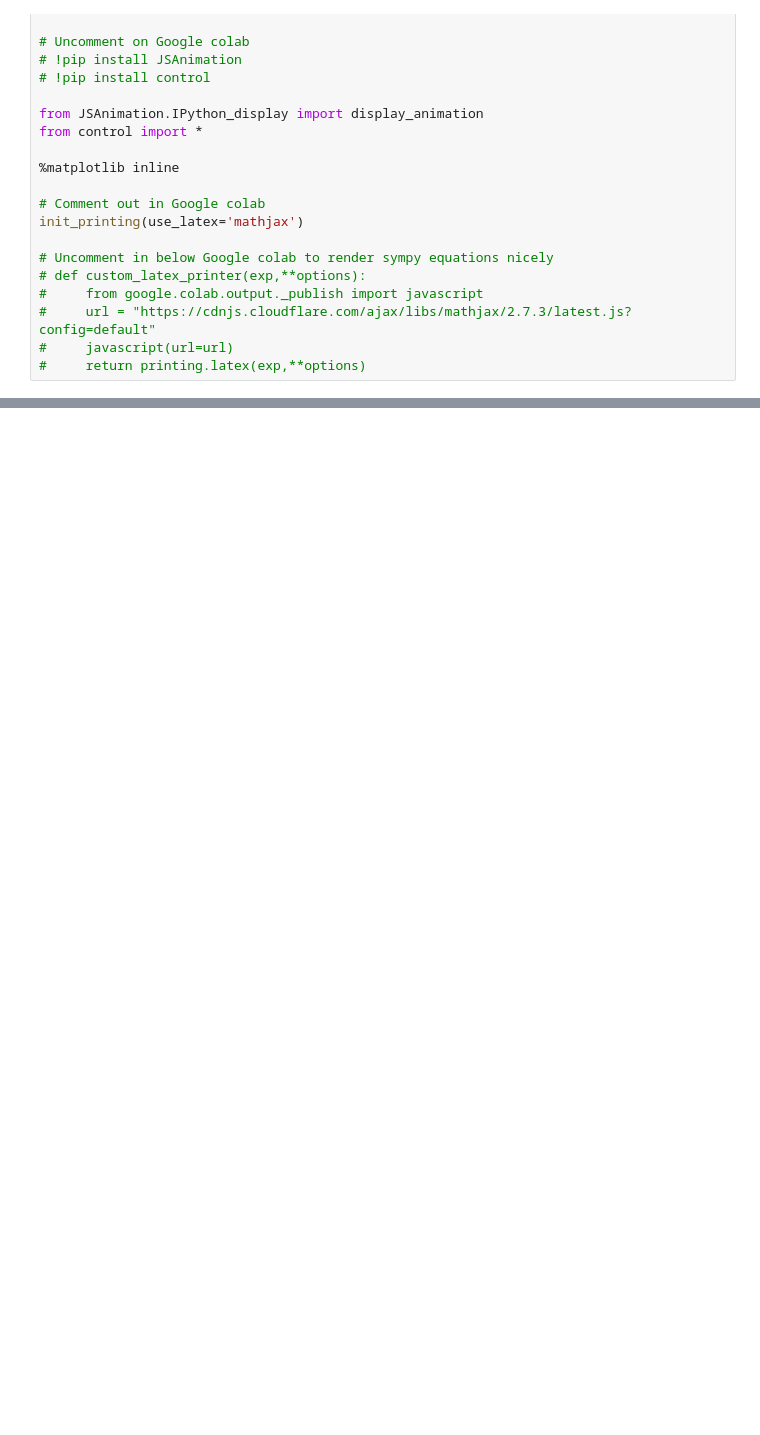
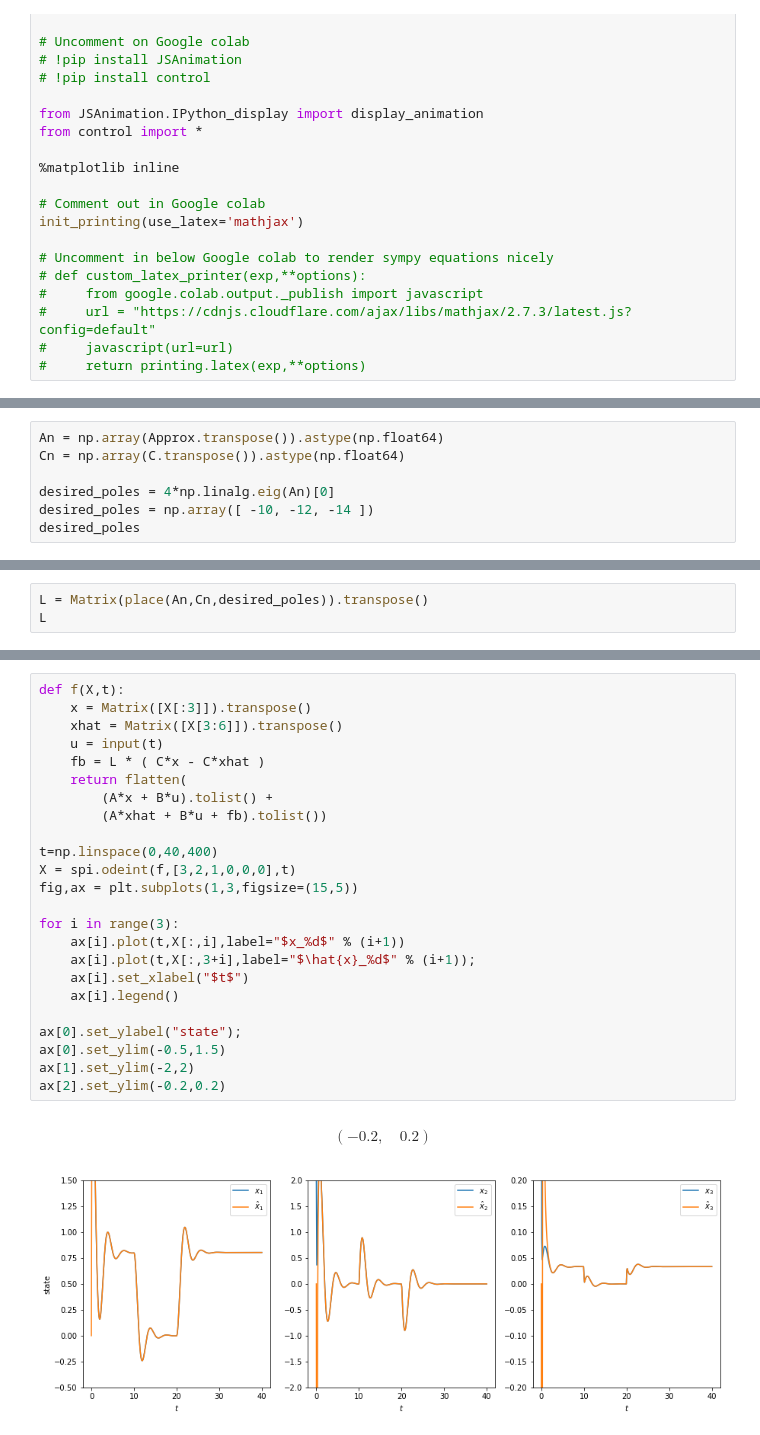
Before and after one commit to klavins/ECE447, a Jupyter notebook: lectures/observability.ipynb, the cells around one changed output, grey strips where cells are left out. Saved outputs shown, nothing was run; the diff lists cells and outputs as text; blank space fills up the shorter version.

```diff
--- a/lectures/observability.ipynb
+++ b/lectures/observability.ipynb
@@ -40,0 +175,7 @@ One of the problems with full state feedback is that it assumes we have access t
+# %%
+An = np.array(Approx.transpose()).astype(np.float64)
+Cn = np.array(C.transpose()).astype(np.float64)
+
+desired_poles = 4*np.linalg.eig(An)[0]
+desired_poles = np.array([ -10, -12, -14 ])
+desired_poles
@@ -40,0 +184,3 @@ One of the problems with full state feedback is that it assumes we have access t
+# %%
+L = Matrix(place(An,Cn,desired_poles)).transpose()
+L
@@ -40,0 +193,27 @@ One of the problems with full state feedback is that it assumes we have access t
+# %%
+def f(X,t):
+    x = Matrix([X[:3]]).transpose()
+    xhat = Matrix([X[3:6]]).transpose()
+    u = input(t)
+    fb = L * ( C*x - C*xhat )
+    return flatten(
+        (A*x + B*u).tolist() +
+        (A*xhat + B*u + fb).tolist())
+
+t=np.linspace(0,40,400)
+X = spi.odeint(f,[3,2,1,0,0,0],t)
+fig,ax = plt.subplots(1,3,figsize=(15,5))
+
+for i in range(3):
+    ax[i].plot(t,X[:,i],label="$x_%d$" % (i+1))
+    ax[i].plot(t,X[:,3+i],label="$\hat{x}_%d$" % (i+1));
+    ax[i].set_xlabel("$t$")
+    ax[i].legend()
+
+ax[0].set_ylabel("state");
+ax[0].set_ylim(-0.5,1.5)
+ax[1].set_ylim(-2,2)
+ax[2].set_ylim(-0.2,0.2)
+# %% [output]
+$$\left ( -0.2, \quad 0.2\right )$$
+[figure, added]
```
Also changed, not shown: parts of 19 cells of this notebook, 3 other files.
